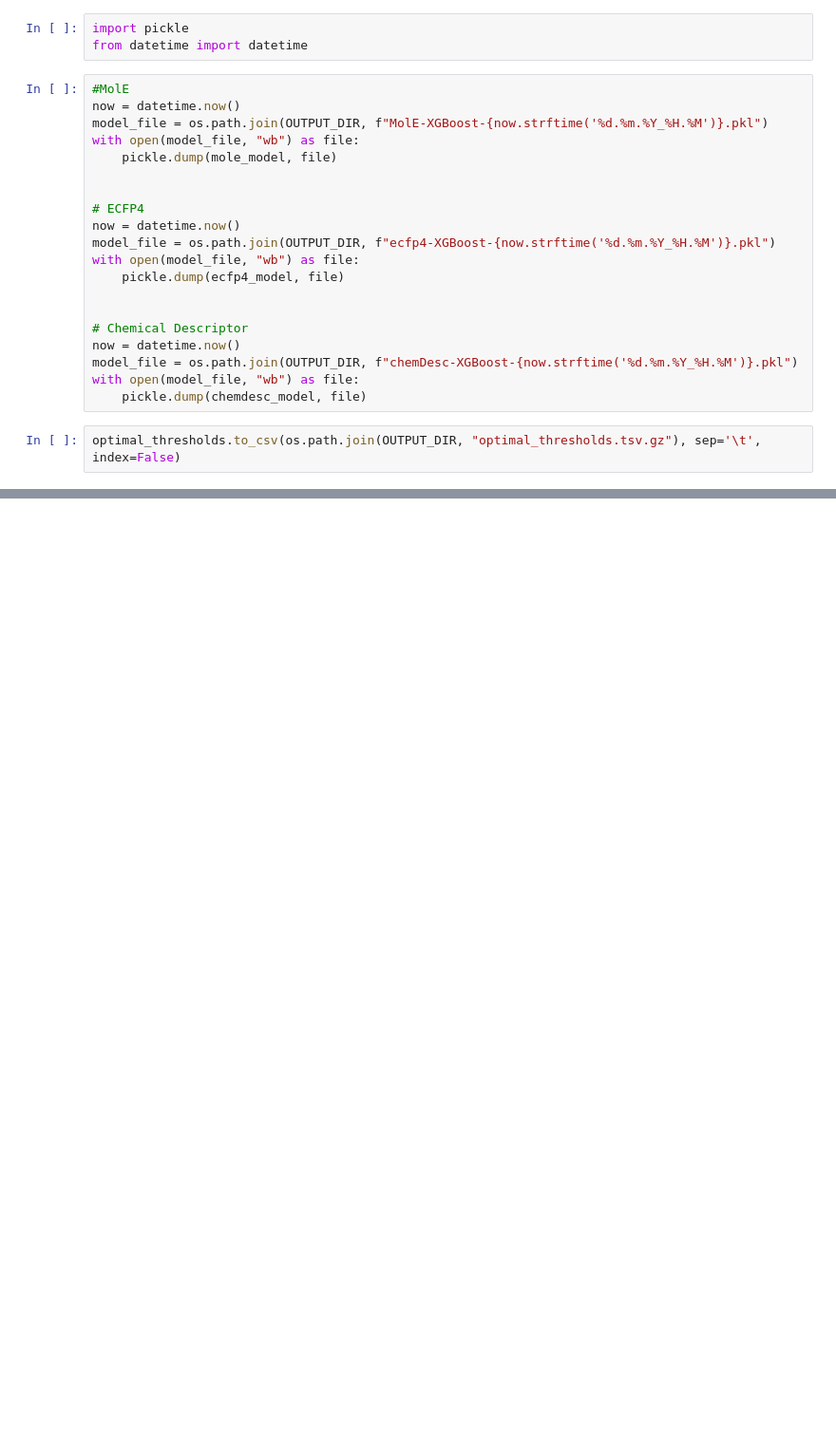
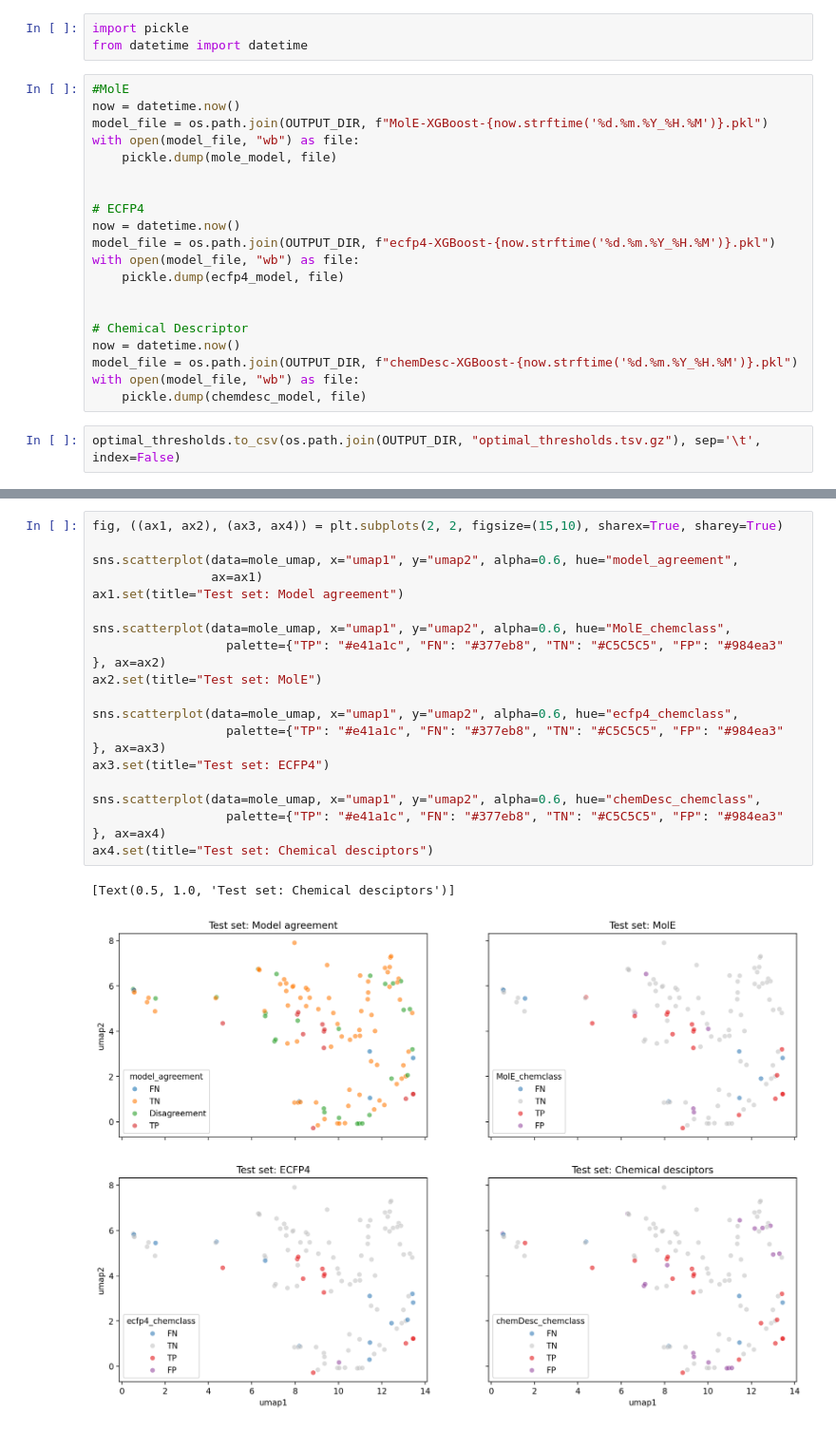
Before and after one commit to rolayoalarcon/mole_antimicrobial_potential, a Jupyter notebook: workflow/03.model_evaluation.ipynb, the cells around one changed output, grey strips where cells are left out. Shown at 95% size. Drawn from its saved outputs; the diff is of its cells as text; blank space fills up the shorter version.

```diff
--- a/workflow/03.model_evaluation.ipynb
+++ b/workflow/03.model_evaluation.ipynb
@@ -648,0 +979,21 @@ optimal_thresholds.to_csv(os.path.join(OUTPUT_DIR, "optimal_thresholds.tsv.gz"),
+# %%
+fig, ((ax1, ax2), (ax3, ax4)) = plt.subplots(2, 2, figsize=(15,10), sharex=True, sharey=True)
+
+sns.scatterplot(data=mole_umap, x="umap1", y="umap2", alpha=0.6, hue="model_agreement",
+                ax=ax1)
+ax1.set(title="Test set: Model agreement")
+
+sns.scatterplot(data=mole_umap, x="umap1", y="umap2", alpha=0.6, hue="MolE_chemclass",
+                  palette={"TP": "#e41a1c", "FN": "#377eb8", "TN": "#C5C5C5", "FP": "#984ea3" }, ax=ax2)
+ax2.set(title="Test set: MolE")
+
+sns.scatterplot(data=mole_umap, x="umap1", y="umap2", alpha=0.6, hue="ecfp4_chemclass",
+                  palette={"TP": "#e41a1c", "FN": "#377eb8", "TN": "#C5C5C5", "FP": "#984ea3" }, ax=ax3)
+ax3.set(title="Test set: ECFP4")
+
+sns.scatterplot(data=mole_umap, x="umap1", y="umap2", alpha=0.6, hue="chemDesc_chemclass",
+                  palette={"TP": "#e41a1c", "FN": "#377eb8", "TN": "#C5C5C5", "FP": "#984ea3" }, ax=ax4)
+ax4.set(title="Test set: Chemical desciptors")
+# %% [output]
+[Text(0.5, 1.0, 'Test set: Chemical desciptors')]
+[figure, added]
```
Also changed, not shown: parts of 40 cells of this notebook, 6 other files.
